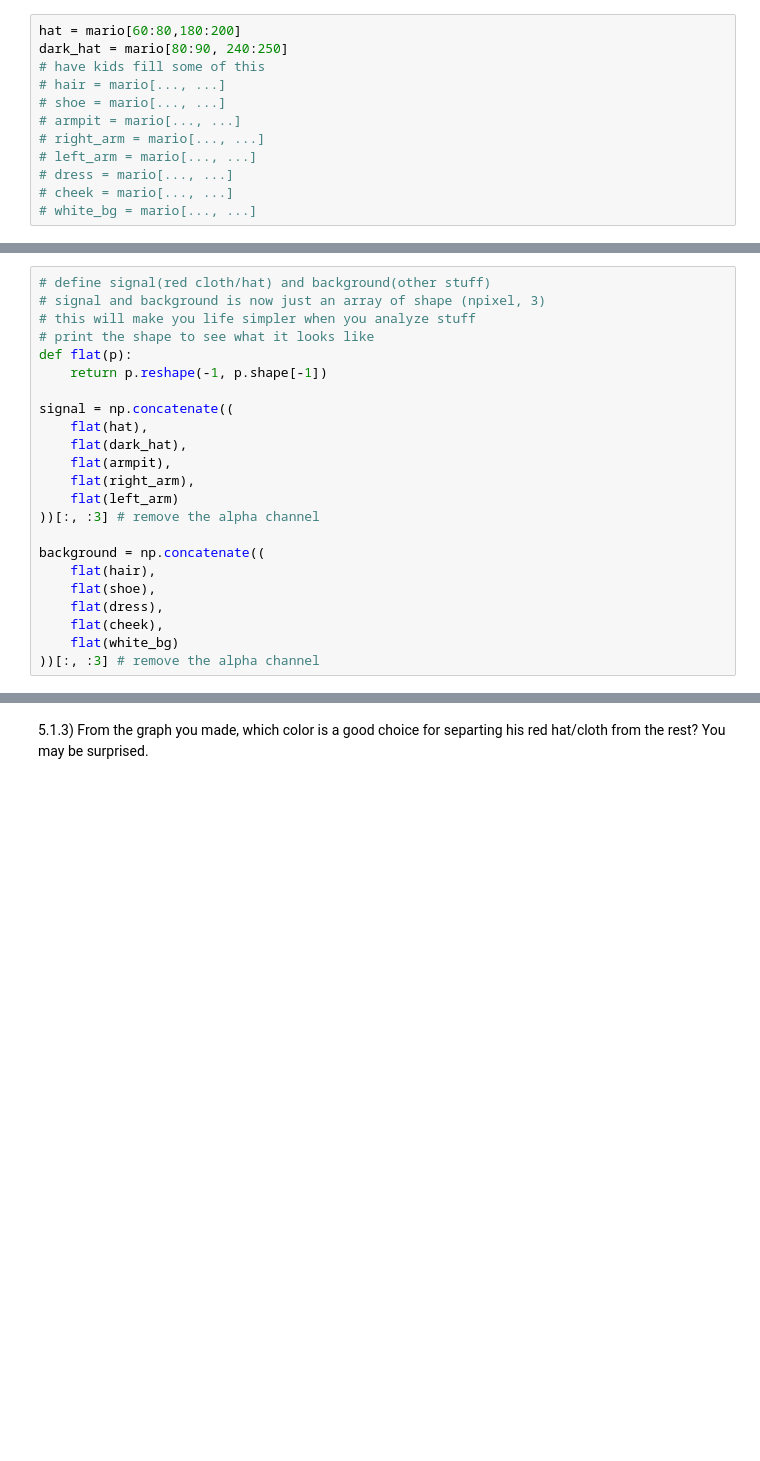
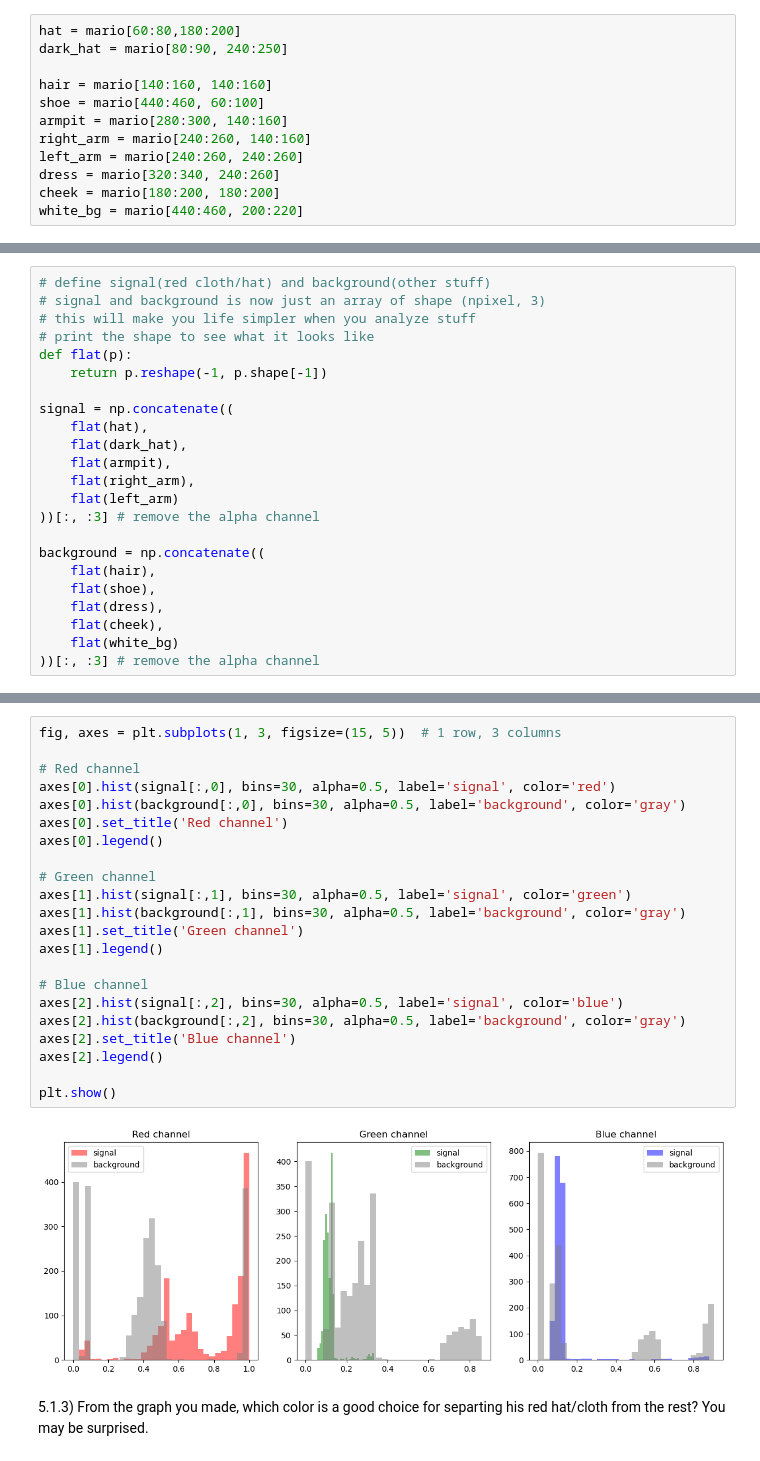
Before and after one commit to chaiyanunSaku/numcom, a Jupyter notebook: Homework2.ipynb, the cells around one changed output, grey strips where cells are left out. Cells and saved outputs as stored; diff of their text form; blank space fills up the shorter version.

```diff
--- a/Homework2.ipynb
+++ b/Homework2.ipynb
@@ -331,15 +336,15 @@ plt.grid(True, 'both')
 # %%
 hat = mario[60:80,180:200]
 dark_hat = mario[80:90, 240:250]
-# have kids fill some of this
-# hair = mario[..., ...]
-# shoe = mario[..., ...]
-# armpit = mario[..., ...]
-# right_arm = mario[..., ...]
-# left_arm = mario[..., ...]
-# dress = mario[..., ...]
-# cheek = mario[..., ...]
-# white_bg = mario[..., ...]
+
+hair = mario[140:160, 140:160]
+shoe = mario[440:460, 60:100]
+armpit = mario[280:300, 140:160]
+right_arm = mario[240:260, 140:160]
+left_arm = mario[240:260, 240:260]
+dress = mario[320:340, 240:260]
+cheek = mario[180:200, 180:200]
+white_bg = mario[440:460, 200:220]
 # %%
 #plot to make sure you actually get the right part
 plt.imshow(hat)
@@ -377,5 +382,29 @@ Once you are done make a plot of B and G as well. I want you to make the followi
 ![rgb_hist](rgb_hist.png)
 
 Look for: `plt.subplots` and `plt.hist` and figure out what `signal[:,2]` does.
+# %%
+fig, axes = plt.subplots(1, 3, figsize=(15, 5))  # 1 row, 3 columns
+
+# Red channel
+axes[0].hist(signal[:,0], bins=30, alpha=0.5, label='signal', color='red')
+axes[0].hist(background[:,0], bins=30, alpha=0.5, label='background', color='gray')
+axes[0].set_title('Red channel')
+axes[0].legend()
+
+# Green channel
+axes[1].hist(signal[:,1], bins=30, alpha=0.5, label='signal', color='green')
+axes[1].hist(background[:,1], bins=30, alpha=0.5, label='background', color='gray')
+axes[1].set_title('Green channel')
+axes[1].legend()
+
+# Blue channel
+axes[2].hist(signal[:,2], bins=30, alpha=0.5, label='signal', color='blue')
+axes[2].hist(background[:,2], bins=30, alpha=0.5, label='background', color='gray')
+axes[2].set_title('Blue channel')
+axes[2].legend()
+
+plt.show()
+# %% [output]
+[figure, added]
 # %% [markdown]
 5.1.3) From the graph you made, which color is a good choice for separting his red hat/cloth from the rest? You may be surprised.
```
Also changed, not shown: parts of 14 cells of this notebook.
